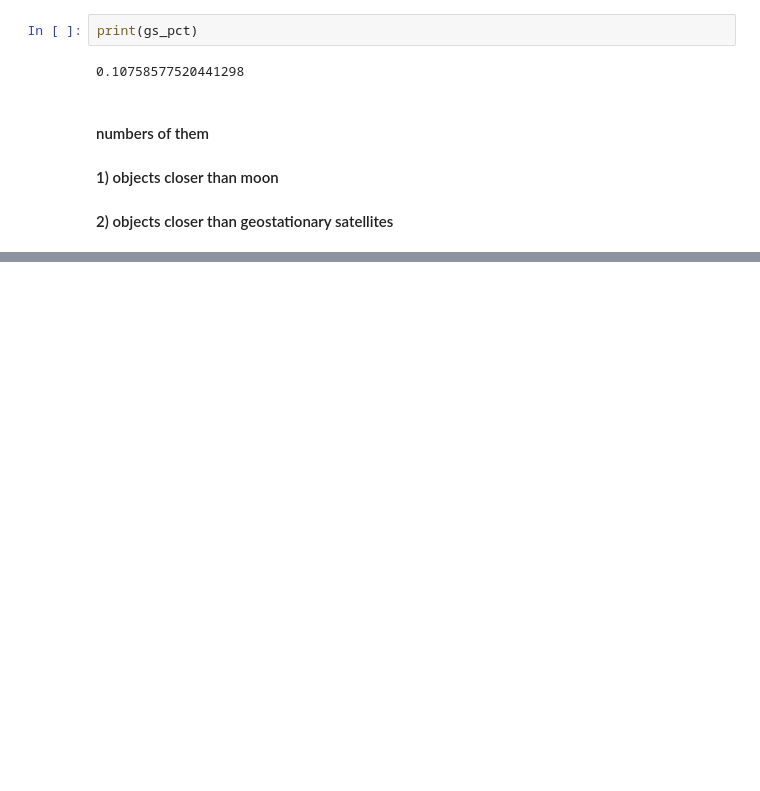
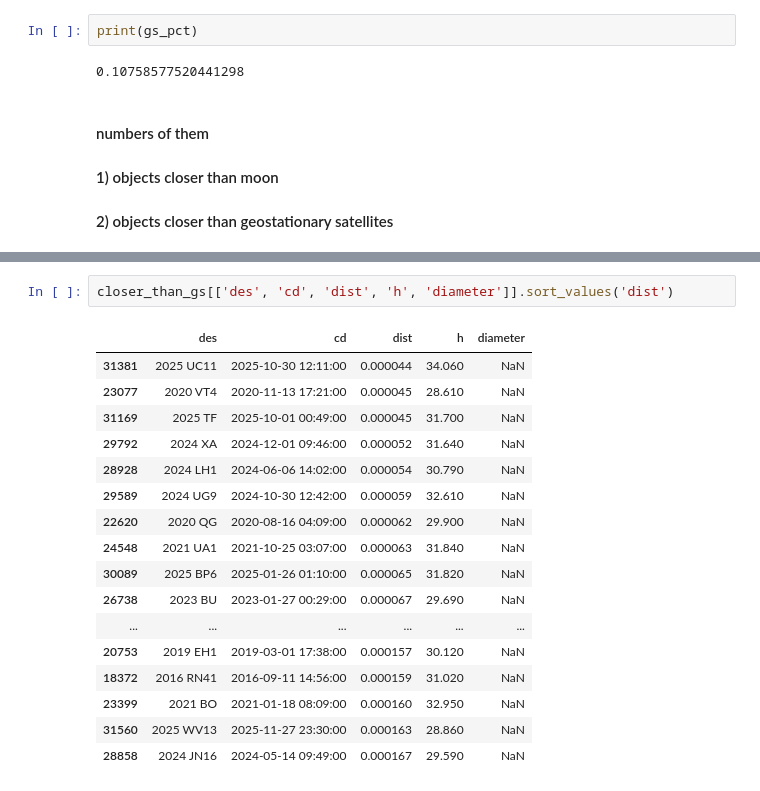
Before and after one commit to lashvv/nasa-neo-analysis, a Jupyter notebook: notebooks/04_eda.ipynb, the cells around one changed output, grey strips where cells are left out. Saved outputs shown, nothing was run; the diff lists cells and outputs as text; blank space fills up the shorter version.

```diff
--- a/notebooks/04_eda.ipynb
+++ b/notebooks/04_eda.ipynb
@@ -103,0 +125,20 @@ closer_than_m
+# %%
+closer_than_gs[['des', 'cd', 'dist', 'h', 'diameter']].sort_values('dist')
+# %% [output]
+|  | des | cd | dist | h | diameter |
+| 31381 | 2025 UC11 | 2025-10-30 12:11:00 | 0.000044 | 34.060 | NaN |
+| 23077 | 2020 VT4 | 2020-11-13 17:21:00 | 0.000045 | 28.610 | NaN |
+| 31169 | 2025 TF | 2025-10-01 00:49:00 | 0.000045 | 31.700 | NaN |
+| 29792 | 2024 XA | 2024-12-01 09:46:00 | 0.000052 | 31.640 | NaN |
+| 28928 | 2024 LH1 | 2024-06-06 14:02:00 | 0.000054 | 30.790 | NaN |
+| 29589 | 2024 UG9 | 2024-10-30 12:42:00 | 0.000059 | 32.610 | NaN |
+| 22620 | 2020 QG | 2020-08-16 04:09:00 | 0.000062 | 29.900 | NaN |
+| 24548 | 2021 UA1 | 2021-10-25 03:07:00 | 0.000063 | 31.840 | NaN |
+| 30089 | 2025 BP6 | 2025-01-26 01:10:00 | 0.000065 | 31.820 | NaN |
+| 26738 | 2023 BU | 2023-01-27 00:29:00 | 0.000067 | 29.690 | NaN |
+| ... | ... | ... | ... | ... | ... |
+| 20753 | 2019 EH1 | 2019-03-01 17:38:00 | 0.000157 | 30.120 | NaN |
+| 18372 | 2016 RN41 | 2016-09-11 14:56:00 | 0.000159 | 31.020 | NaN |
+| 23399 | 2021 BO | 2021-01-18 08:09:00 | 0.000160 | 32.950 | NaN |
+| 31560 | 2025 WV13 | 2025-11-27 23:30:00 | 0.000163 | 28.860 | NaN |
+| 28858 | 2024 JN16 | 2024-05-14 09:49:00 | 0.000167 | 29.590 | NaN |
```
Also changed, not shown: parts of 3 cells of this notebook.
